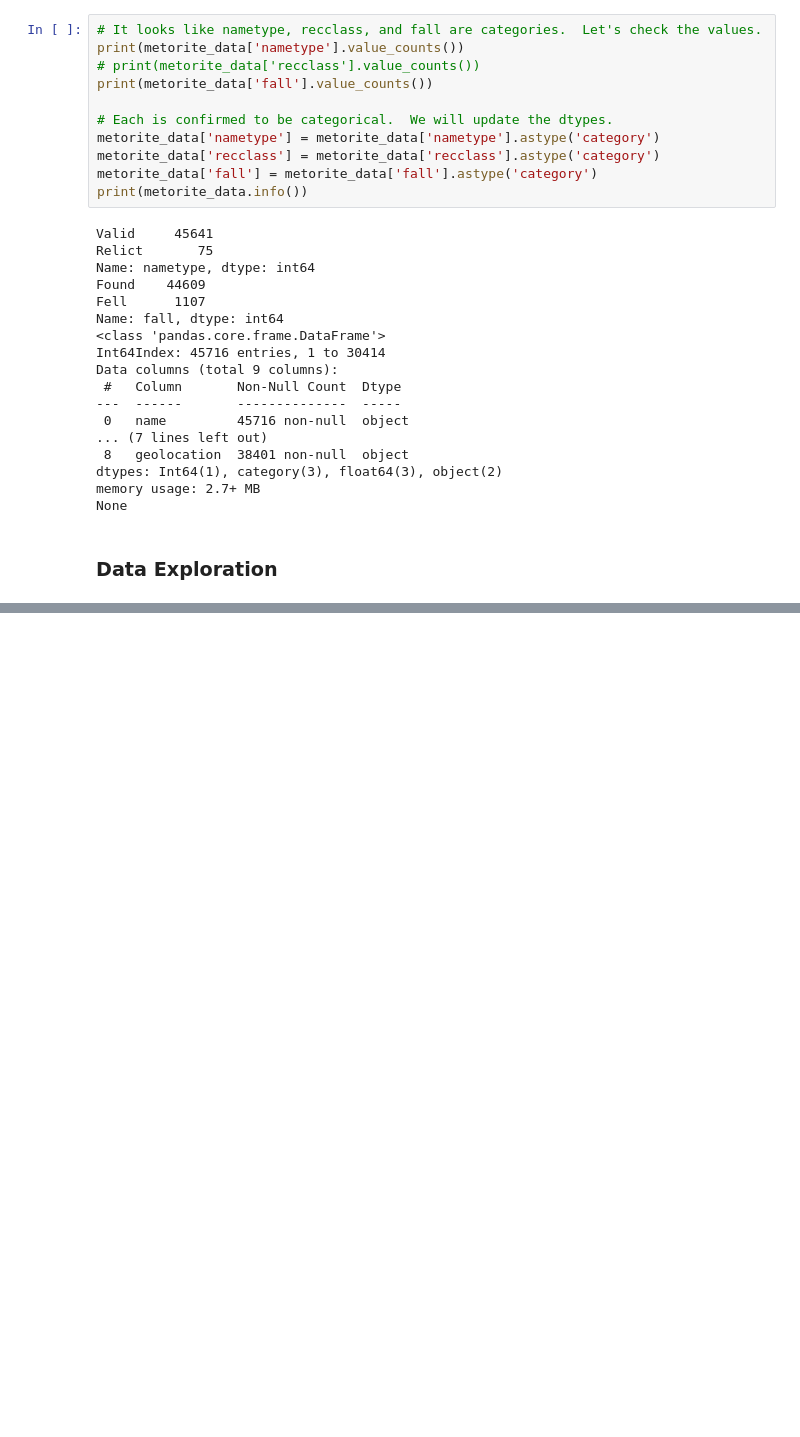
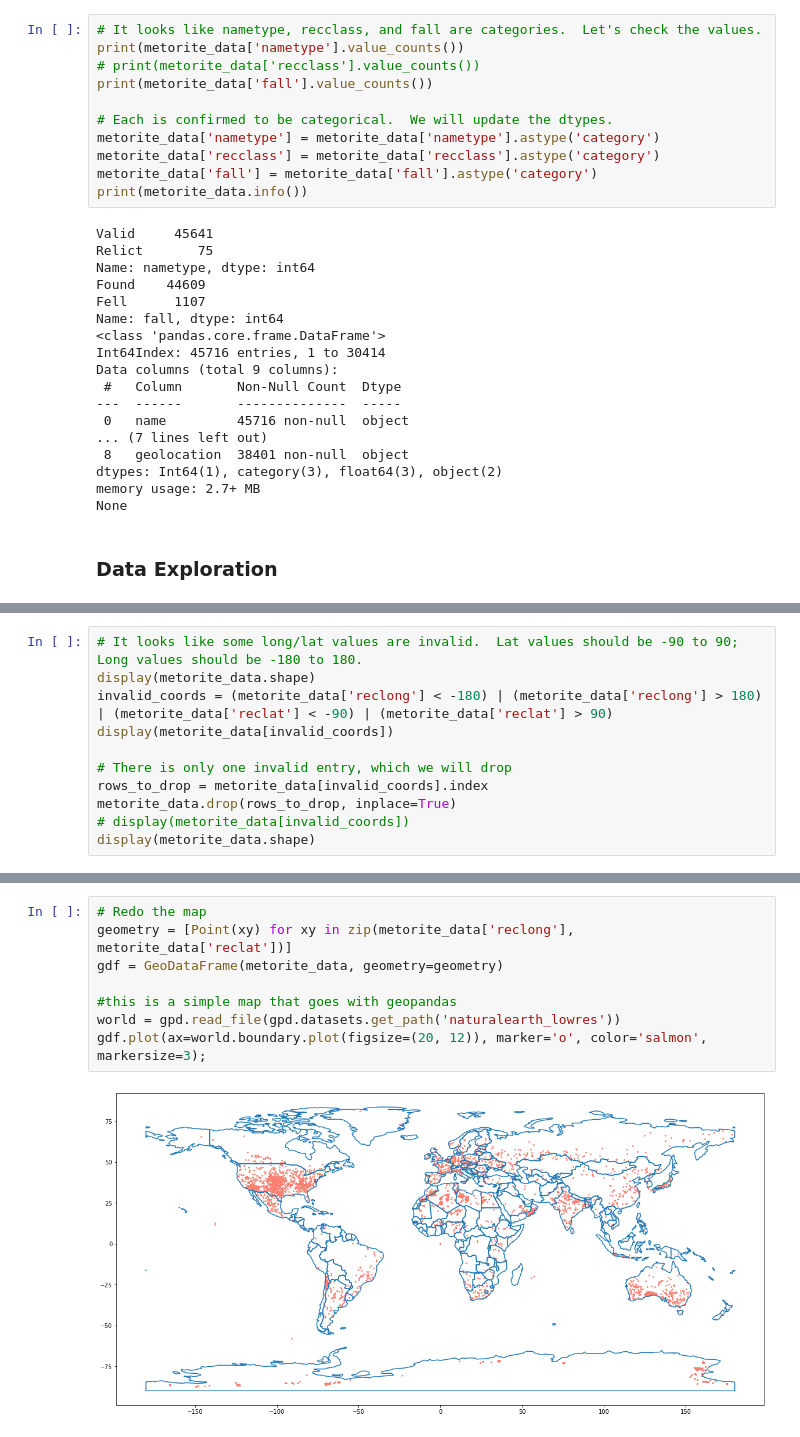
Before and after one commit to carl-schick-ds/meteorite-landings, a Jupyter notebook: meteorite-landings.ipynb, the cells around one changed output, grey strips where cells are left out. Saved outputs shown, nothing was run; the diff lists cells and outputs as text; blank space fills up the shorter version.

```diff
--- a/meteorite-landings.ipynb
+++ b/meteorite-landings.ipynb
@@ -204,0 +257,11 @@ metorite_data.head()
+# %%
+# It looks like some long/lat values are invalid.  Lat values should be -90 to 90; Long values should be -180 to 180.
+display(metorite_data.shape)
+invalid_coords = (metorite_data['reclong'] < -180) | (metorite_data['reclong'] > 180) | (metorite_data['reclat'] < -90) | (metorite_data['reclat'] > 90)
+display(metorite_data[invalid_coords])
+
+# There is only one invalid entry, which we will drop
+rows_to_drop = metorite_data[invalid_coords].index
+metorite_data.drop(rows_to_drop, inplace=True)
+# display(metorite_data[invalid_coords])
+display(metorite_data.shape)
@@ -204,0 +274,10 @@ metorite_data.head()
+# %%
+# Redo the map
+geometry = [Point(xy) for xy in zip(metorite_data['reclong'], metorite_data['reclat'])]
+gdf = GeoDataFrame(metorite_data, geometry=geometry)
+
+#this is a simple map that goes with geopandas
+world = gpd.read_file(gpd.datasets.get_path('naturalearth_lowres'))
+gdf.plot(ax=world.boundary.plot(figsize=(20, 12)), marker='o', color='salmon', markersize=3);
+# %% [output]
+[figure, added]
```
Also changed, not shown: parts of 10 cells of this notebook, 3 other files.
